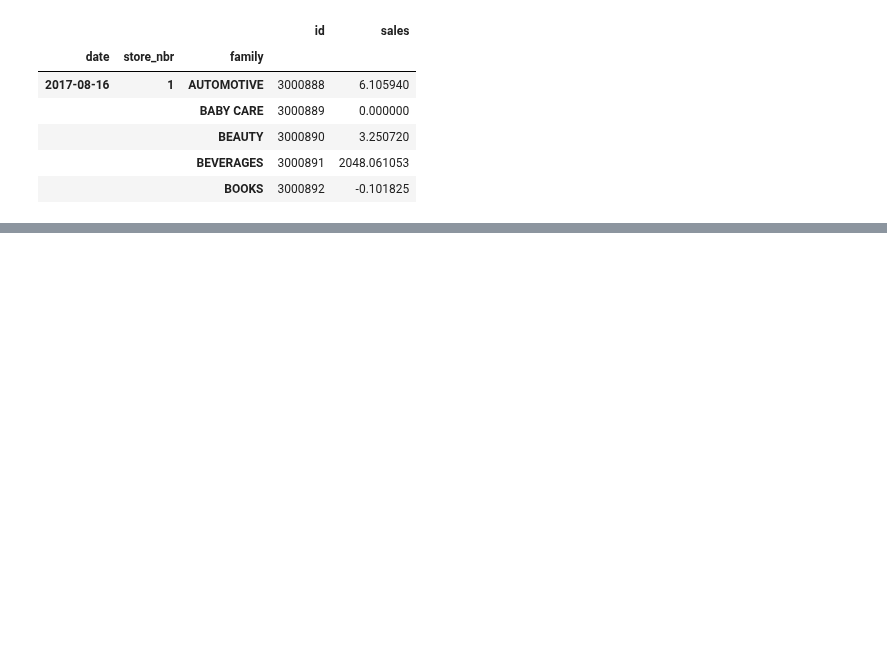
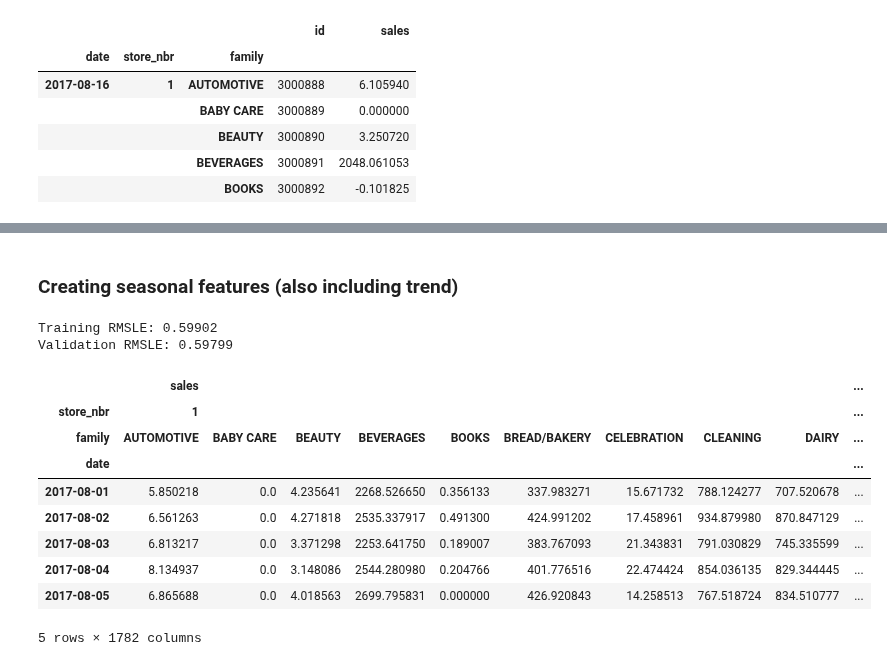
Before and after one commit to abhirup-ghosh/kaggle, a Jupyter notebook: store-sales-time-series-forecasting.ipynb, the cells around one changed output, grey strips where cells are left out. Drawn from its saved outputs; the diff is of its cells as text; code cells hidden in the pictures; blank space fills up the shorter version.

```diff
--- a/store-sales-time-series-forecasting.ipynb
+++ b/store-sales-time-series-forecasting.ipynb
@@ -563,0 +598,48 @@ y_submit.head()
+# %% [markdown]
+### Creating seasonal features (also including trend)
+# %%
+y = store_sales.unstack(['store_nbr', 'family']).loc["2017"]
+
+# Fourier features
+fourier = CalendarFourier(freq='M', order=4) ## 2 pairs of sine/cosine curves to model monthly/biweekly seasonality
+dp = DeterministicProcess(
+    index=y.index,
+    constant=True,               # dummy feature for bias (y-intercept)
+    order=3,                     # cubic trend
+    seasonal=True,               # weekly seasonality (indicators)
+    additional_terms=[fourier],  # annual seasonality (fourier)
+    drop=True,                   # drop terms to avoid collinearity
+)
+
+X = dp.in_sample()
+
+model = LinearRegression(fit_intercept=False)
+model.fit(X, y)
+y_pred = pd.DataFrame(model.predict(X), index=X.index, columns=y.columns)
+# %%
+X_train, X_valid, y_train, y_valid = train_test_split(X, y, test_size=15, shuffle=False)
+
+model = LinearRegression(fit_intercept=False).fit(X_train, y_train)
+
+y_fit = pd.DataFrame(model.predict(X_train), index=X_train.index, columns=y_train.columns).clip(0.0)
+y_pred = pd.DataFrame(model.predict(X_valid), index=X_valid.index, columns=y_valid.columns).clip(0.0)
+
+rmsle_train = mean_squared_log_error(y_train, y_fit) ** 0.5
+rmsle_valid = mean_squared_log_error(y_valid, y_pred) ** 0.5
+print(f'Training RMSLE: {rmsle_train:.5f}')
+print(f'Validation RMSLE: {rmsle_valid:.5f}')
+
+y_pred.head()
+# %% [output]
+Training RMSLE: 0.59902
+Validation RMSLE: 0.59799
+|  | sales |  |  |  |  |  |  |  |  | ... |
+| store_nbr | 1 |  |  |  |  |  |  |  |  | ... |
+| family | AUTOMOTIVE | BABY CARE | BEAUTY | BEVERAGES | BOOKS | BREAD/BAKERY | CELEBRATION | CLEANING | DAIRY | ... |
+| date |  |  |  |  |  |  |  |  |  | ... |
+| 2017-08-01 | 5.850218 | 0.0 | 4.235641 | 2268.526650 | 0.356133 | 337.983271 | 15.671732 | 788.124277 | 707.520678 | ... |
+| 2017-08-02 | 6.561263 | 0.0 | 4.271818 | 2535.337917 | 0.491300 | 424.991202 | 17.458961 | 934.879980 | 870.847129 | ... |
+| 2017-08-03 | 6.813217 | 0.0 | 3.371298 | 2253.641750 | 0.189007 | 383.767093 | 21.343831 | 791.030829 | 745.335599 | ... |
+| 2017-08-04 | 8.134937 | 0.0 | 3.148086 | 2544.280980 | 0.204766 | 401.776516 | 22.474424 | 854.036135 | 829.344445 | ... |
+| 2017-08-05 | 6.865688 | 0.0 | 4.018563 | 2699.795831 | 0.000000 | 426.920843 | 14.258513 | 767.518724 | 834.510777 | ... |
+5 rows × 1782 columns
```
Also changed, not shown: parts of 10 cells of this notebook.
